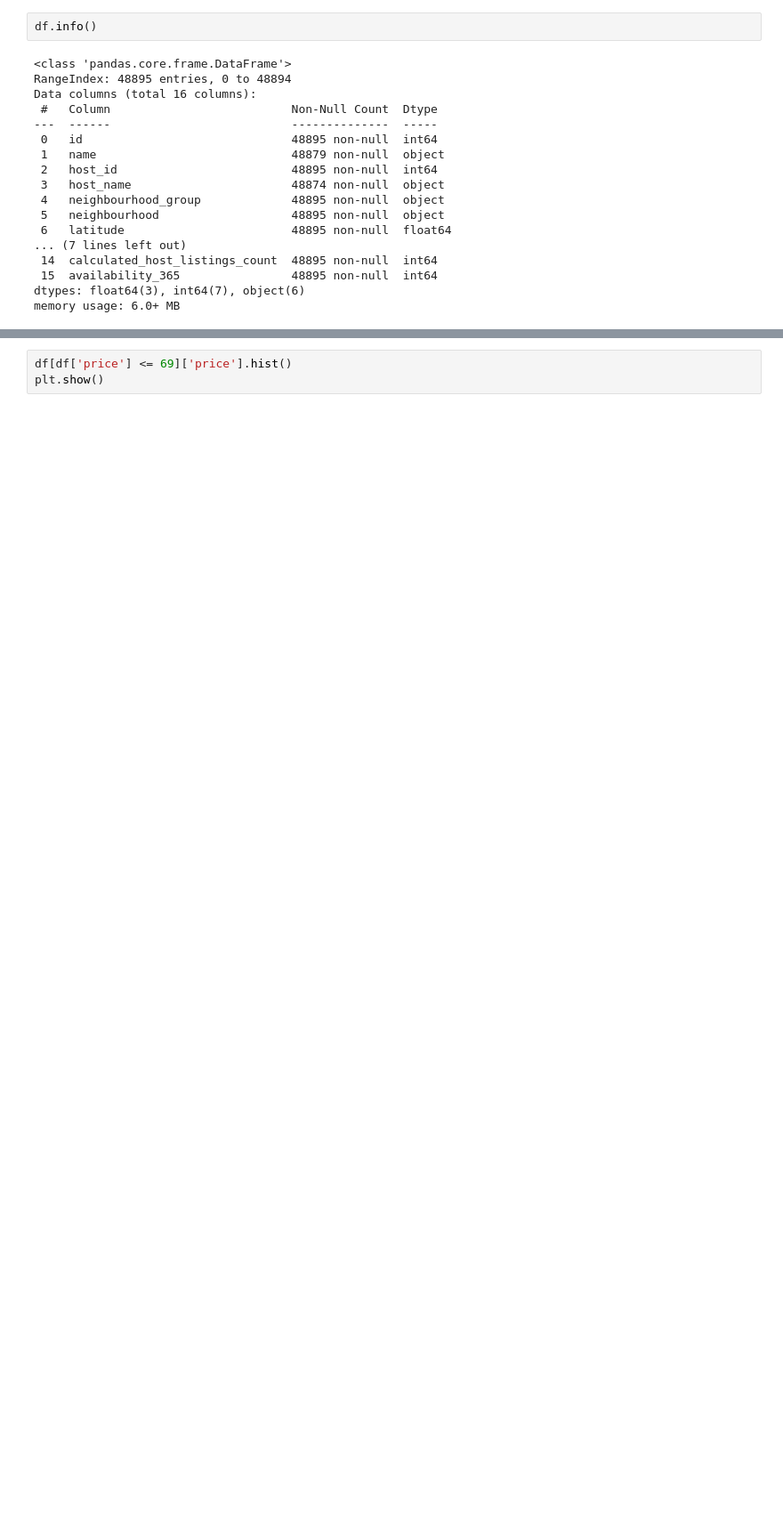
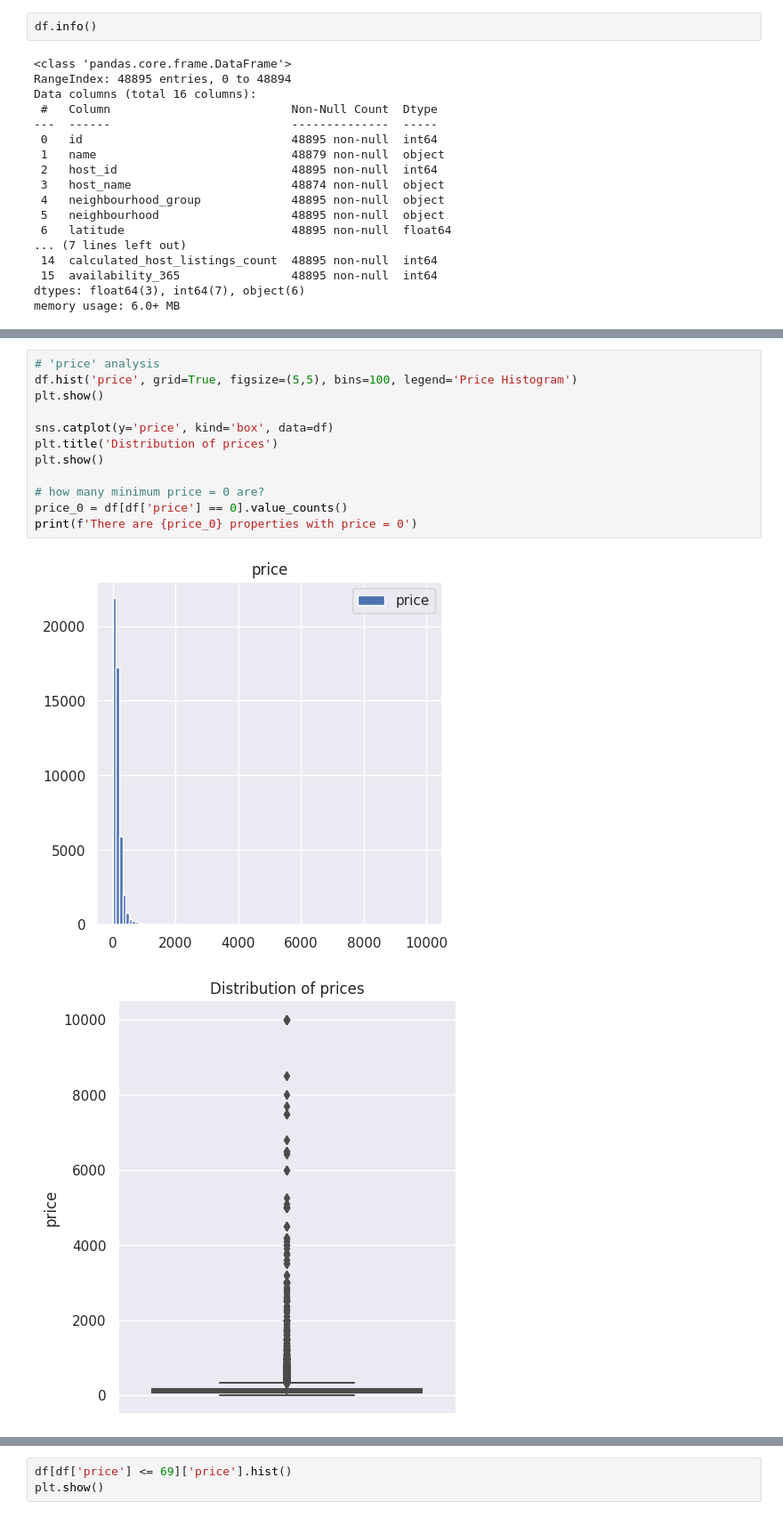
Before and after one commit to jgayosof/11.exploratory-data-analysis-proyect-tutorial, a Jupyter notebook: src/explore.ipynb, the cells around one changed output, grey strips where cells are left out. Shown at 89% size. Drawn from its saved outputs; the diff is of its cells as text; blank space fills up the shorter version.

```diff
--- a/src/explore.ipynb
+++ b/src/explore.ipynb
@@ -149,0 +190,15 @@ df.describe()
+# %%
+# 'price' analysis
+df.hist('price', grid=True, figsize=(5,5), bins=100, legend='Price Histogram')
+plt.show()
+
+sns.catplot(y='price', kind='box', data=df)
+plt.title('Distribution of prices')
+plt.show()
+
+# how many minimum price = 0 are?
+price_0 = df[df['price'] == 0].value_counts()
+print(f'There are {price_0} properties with price = 0')
+# %% [output]
+[figure, added]
+[figure, added]
```
Also changed, not shown: parts of 27 cells of this notebook, 1 other file.
